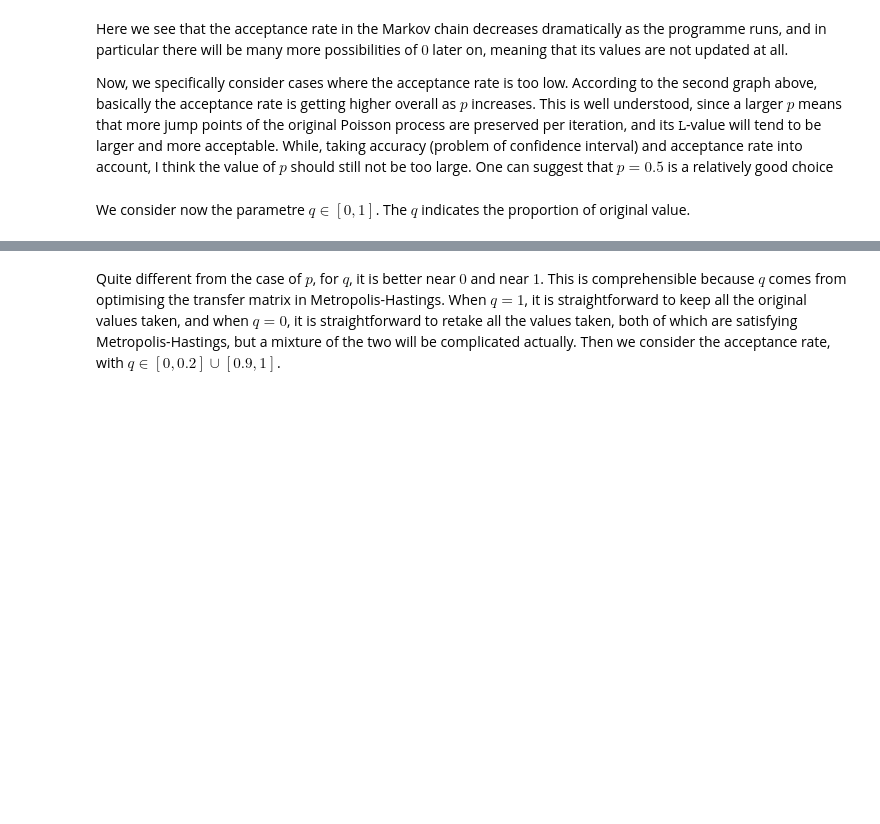
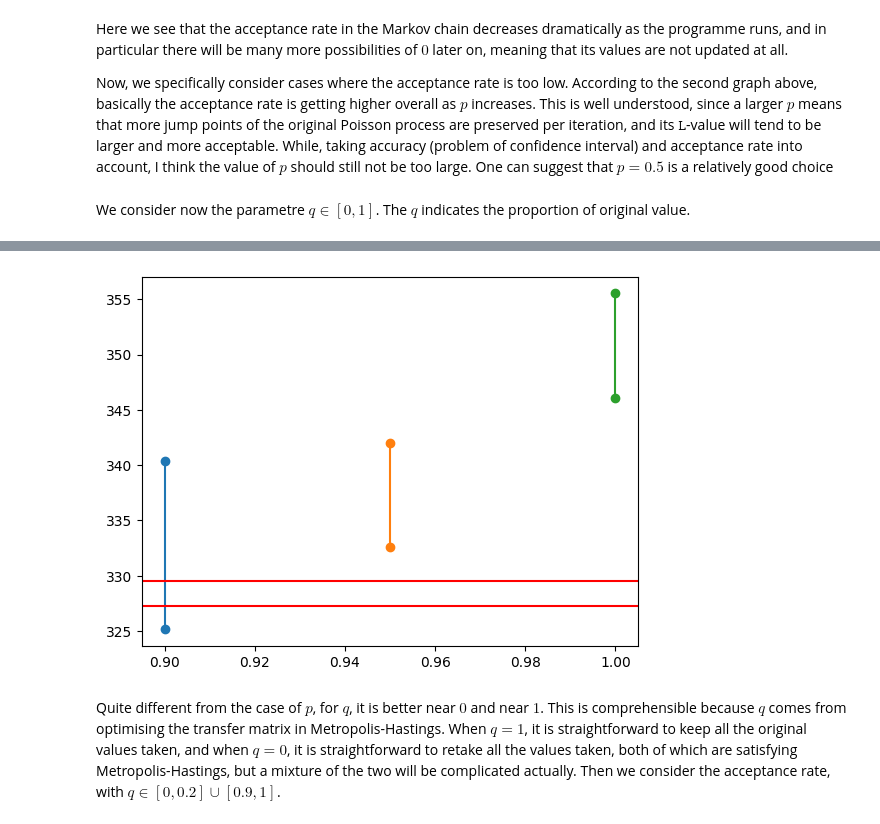
Before and after one commit to Zian-Chen/Barrages, a Jupyter notebook: projet.ipynb, the cells around one changed output, grey strips where cells are left out. Drawn from its saved outputs; the diff is of its cells as text; code cells hidden in the pictures; blank space fills up the shorter version.

```diff
--- a/projet.ipynb
+++ b/projet.ipynb
@@ -488,3 +640,23 @@ plt.show()
+# %%
+alg_max = last_particle(100, M, x_0, T, "__max__")
+for q in range(18, 21):
+    L_lp = []
+    values_lp = []
+    for _ in range(3):
+        L, values = alg_max.get_critical_level_and_distribution_at_least_M(lambda_1, b, delta_1, delta_2, r_1, 0.01, q=q/20)
+        L_lp.append(L)
+        values_lp = values_lp + values
+    plt.plot([q/20, q/20], [min(L_lp), max(L_lp)], marker='o')
+alg_max_2 = naive_MonteCarlo(N*10, x_0, T, "__max__")
+L_nM = []
+for _ in range(3):
+    L = alg_max_2.get_critical_level(lambda_1, b, delta_1, delta_2, r_1, 0.01)
+    L_nM.append(L)
+plt.axhline(y=min(L_nM), color='r', linestyle='-')
+plt.axhline(y=max(L_nM), color='r', linestyle='-')
+plt.show()
+# %% [output]
+[figure, added]
 # %% [markdown]
 Quite different from the case of $p$, for $q$, it is better near $0$ and near $1$. This is comprehensible because $q$ comes from optimising the transfer matrix in Metropolis-Hastings. When $q = 1$, it is straightforward to keep all the original values taken, and when $q = 0$, it is straightforward to retake all the values taken, both of which are satisfying Metropolis-Hastings, but a mixture of the two will be complicated actually. Then we consider the acceptance rate, with $q\in[0, 0.2]\cup[0.9,1]$.
 # %%
```
Also changed, not shown: parts of 11 cells of this notebook.
